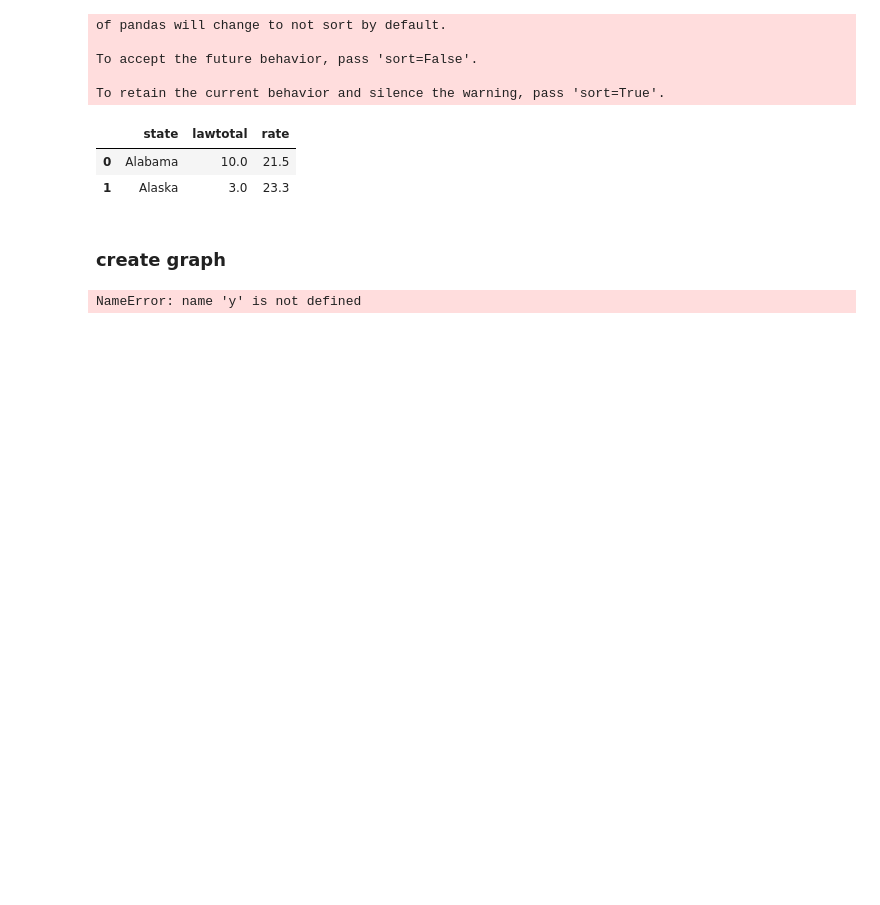
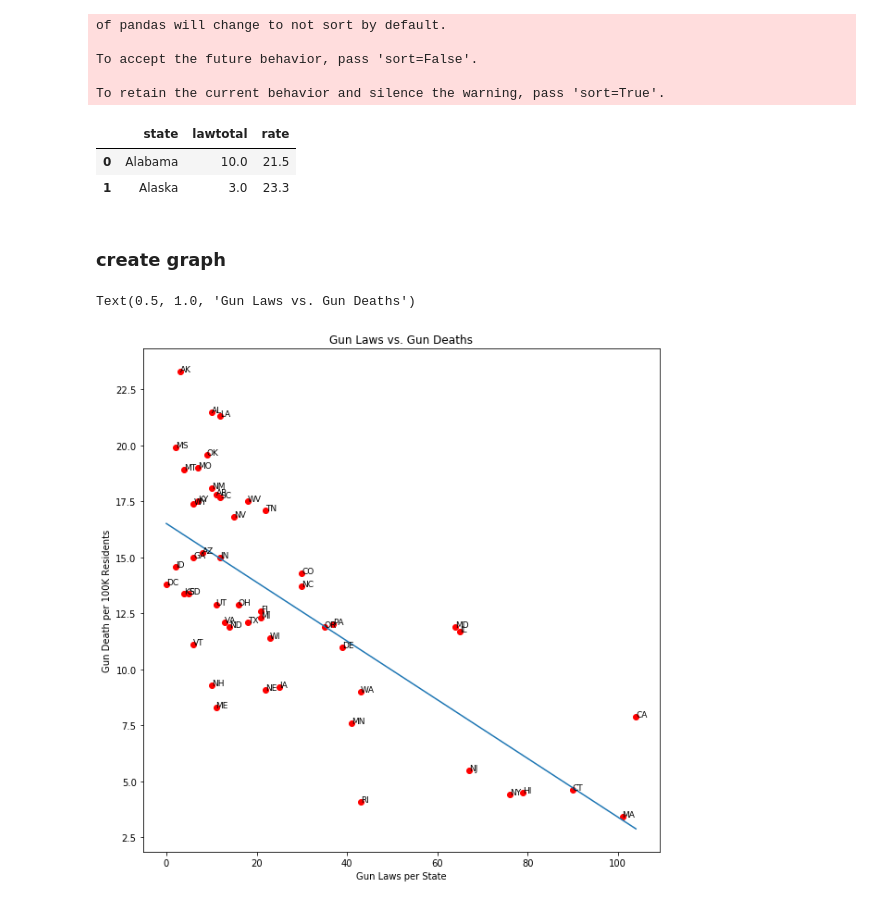
Before and after one commit to srivasud/Group7, a Jupyter notebook: FIRSTVERSION.ipynb, the cells around one changed output. Cells and saved outputs as stored; diff of their text form; code cells hidden in the pictures; blank space fills up the shorter version.

```diff
--- a/FIRSTVERSION.ipynb
+++ b/FIRSTVERSION.ipynb
@@ -240,17 +292,20 @@ plt.rcParams['figure.figsize'] = (10,10)
 # %%
 # MY GRAPH NEEDS X AXIS LAWS Y AXIS GUN DEATHS
 Y = y
 X = x
 n = my_list
 
 
 fig, ax = plt.subplots()
 ax.scatter(X, Y, color='red')
 for i, txt in enumerate(n):
     ax.annotate(txt, (X[i], Y[i]), fontsize=9 )
 
+plt.plot(np.unique(X), np.poly1d(np.polyfit(X, Y, 1))(np.unique(X)))
+
 plt.xlabel('Gun Laws per State')
 plt.ylabel('Gun Death per 100K Residents')
 plt.title('Gun Laws vs. Gun Deaths')
 # %% [output]
-NameError: name 'y' is not defined
+Text(0.5, 1.0, 'Gun Laws vs. Gun Deaths')
+[figure, added]
```
Also changed, not shown: parts of 4 cells of this notebook.
